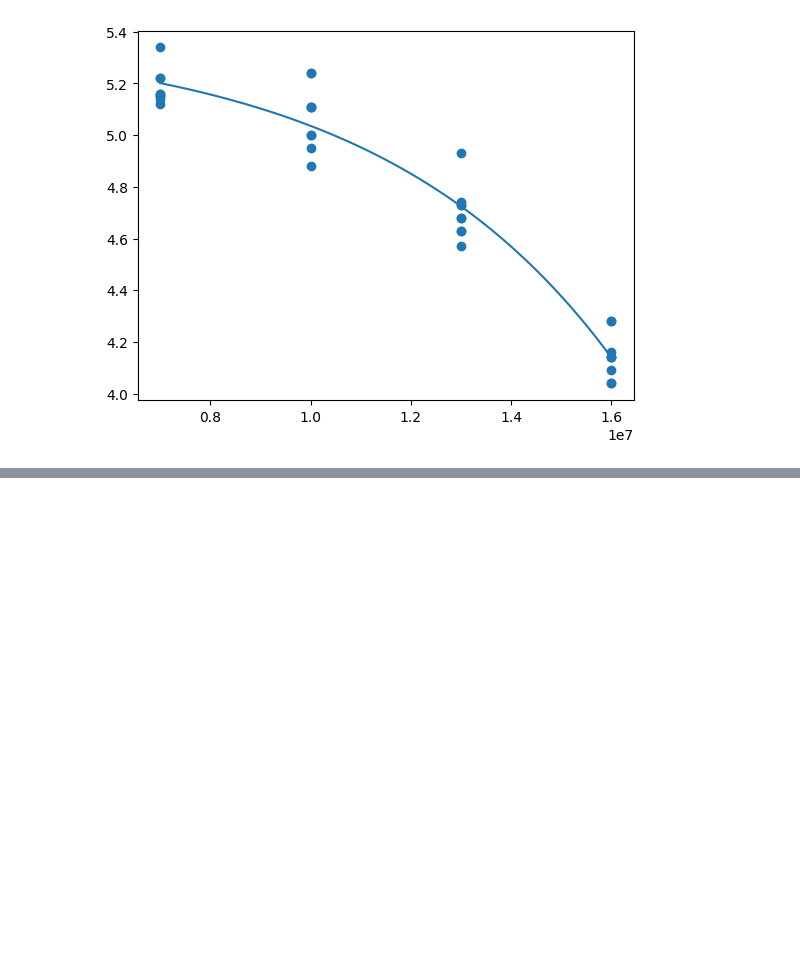
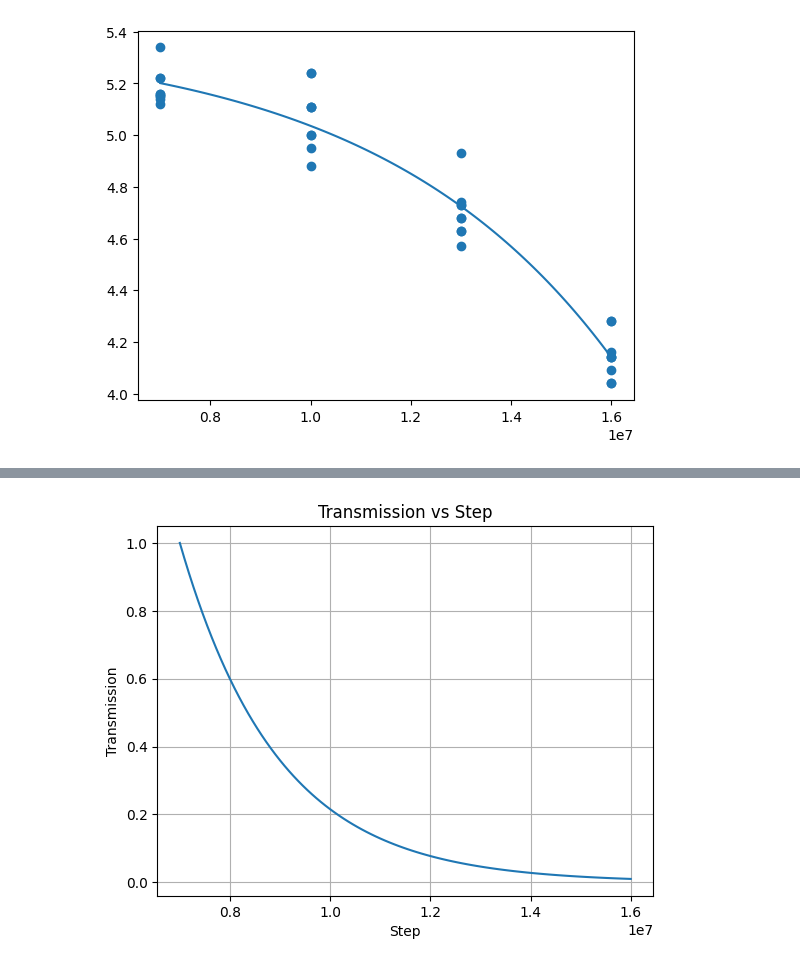
Before and after one commit to chiashi-lab/pl, a Jupyter notebook: notebook/analyse.ipynb, the cells around one changed output, grey strips where cells are left out. Drawn from its saved outputs; the diff is of its cells as text; code cells hidden in the pictures; blank space fills up the shorter version.

```diff
--- a/notebook/analyse.ipynb
+++ b/notebook/analyse.ipynb
@@ -187,0 +204,11 @@ plt.show()
+# %%
+xlist = np.linspace(0.7e7, 1.6e7, 100)
+ylist = [transmisson(optical_density_step(x)) for x in xlist]
+plt.plot(xlist, ylist)
+plt.xlabel("Step")
+plt.ylabel("Transmission")
+plt.title("Transmission vs Step")
+plt.grid()
+plt.show()
+# %% [output]
+[figure, added]
```
Also changed, not shown: parts of 6 cells of this notebook, 2 other files.
